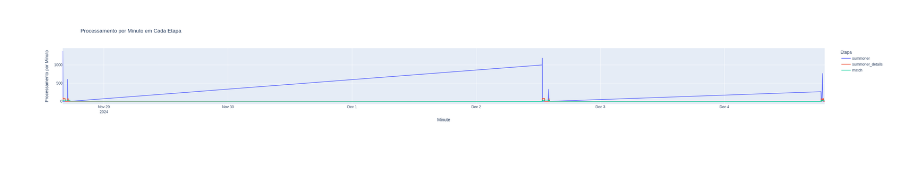
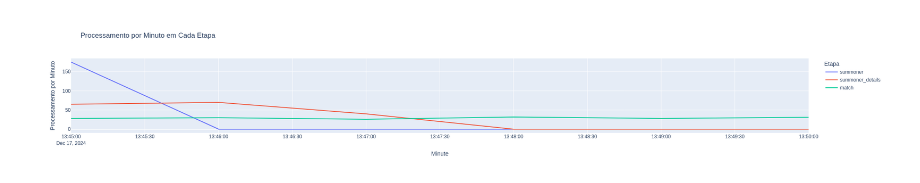
Before and after one commit to diegomeyer/datamaster, a Jupyter notebook: base/notebooks/Grafico de Thorput.ipynb, the cells around one changed output. Drawn from its saved outputs; the diff is of its cells as text; code cells hidden in the pictures; blank space fills up the shorter version.

```diff
--- a/base/notebooks/Grafico de Thorput.ipynb
+++ b/base/notebooks/Grafico de Thorput.ipynb
@@ -10,7 +10,7 @@ spark = SparkSession.builder \
     .getOrCreate()
 
 # Substitua pelo caminho do seu arquivo Parquet
-file_path = "hdfs://hadoop-namenode:8020/datalake/bronze/matchs/*.parquet"
+file_path = "hdfs://hadoop-namenode:8020/datalake/bronze/matchs/*/*.parquet"
 
 # Lê o arquivo Parquet em um DataFrame
 spark_df = spark.read.parquet(file_path)
@@ -29,31 +29,31 @@ match_counts = match_df.groupBy("minute_match").agg(count("*").alias("match")).t
 # Renomeia as colunas para facilitar a mesclagem
 summoner_counts.rename(columns={"minute_summoner": "minute"}, inplace=True)
 details_counts.rename(columns={"minute_details": "minute"}, inplace=True)
 match_counts.rename(columns={"minute_match": "minute"}, inplace=True)
 
 # Mescla os resultados em um único DataFrame Pandas
 combined_counts = pd.merge(summoner_counts, details_counts, on="minute", how="outer")
 combined_counts = pd.merge(combined_counts, match_counts, on="minute", how="outer")
 
 # Preenche valores nulos com zero
 combined_counts.fillna(0, inplace=True)
 
 # Converte a coluna "minute" para datetime para ordenação correta no gráfico
 combined_counts["minute"] = pd.to_datetime(combined_counts["minute"])
 
 # Ordena os dados por tempo
 combined_counts.sort_values(by="minute", inplace=True)
 
 # Gera o gráfico interativo
 fig = px.line(
     combined_counts,
     x="minute",
     y=["summoner", "summoner_details", "match"],
     labels={"minute": "Minute", "value": "Processamento por Minuto", "variable": "Etapa"},
     title="Processamento por Minuto em Cada Etapa"
 )
 
 # Exibe o gráfico
 fig.show()
 # %% [output]
-[figure, old version]
+[figure, new version]
```
Also changed, not shown: parts of 1 cell of this notebook, 7 other files.
